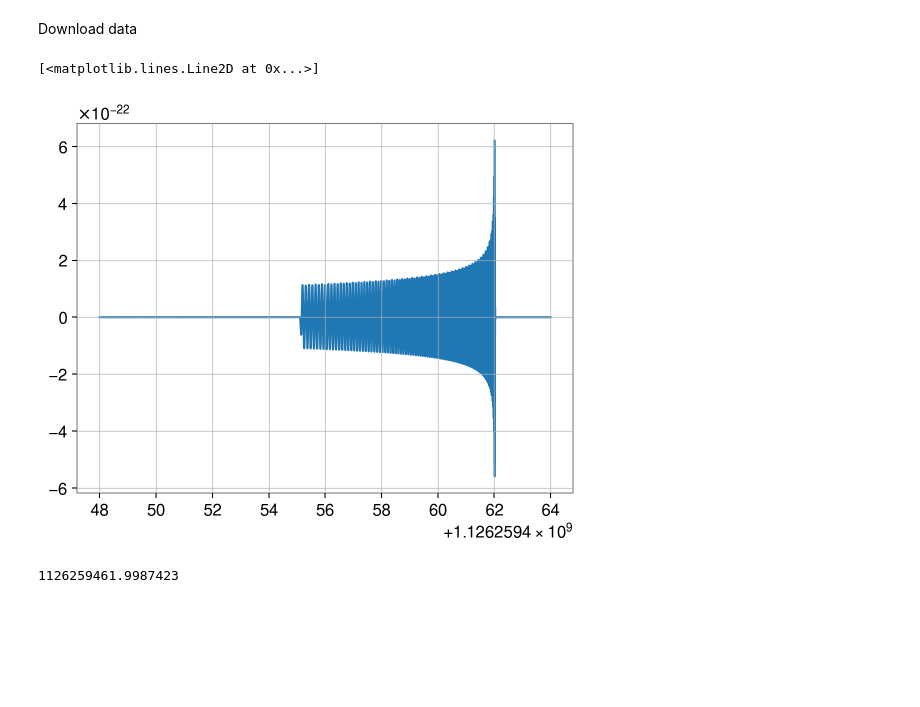
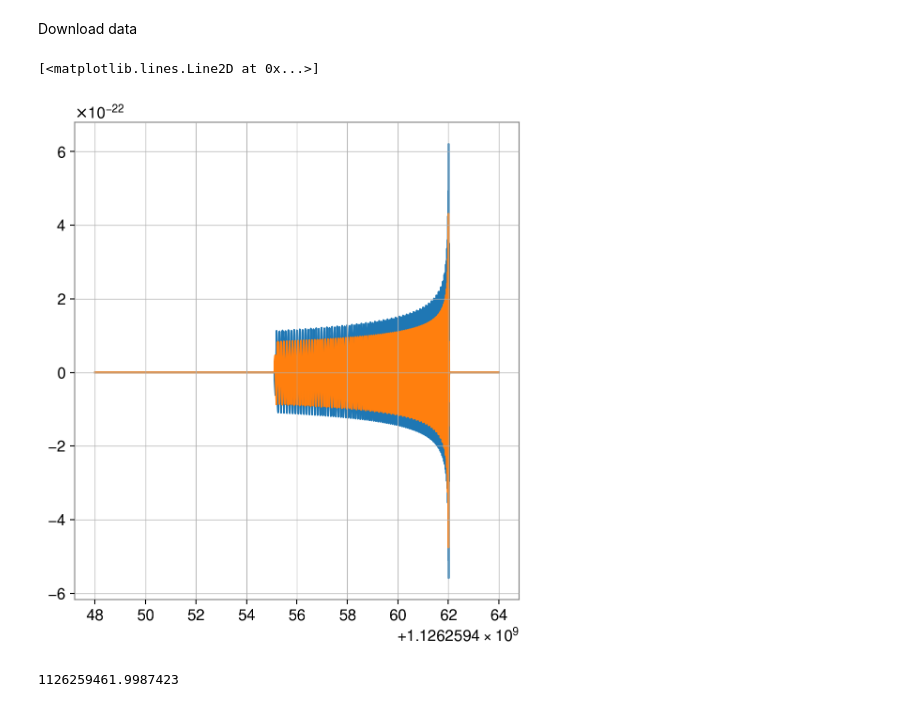
Before and after one commit to Lu-Neil/qnm_filter, a Jupyter notebook: code_demo/Systematics/Systematics MDC - colored noise.ipynb, the cells around one changed output. Saved outputs shown, nothing was run; the diff lists cells and outputs as text; code cells hidden in the pictures; blank space fills up the shorter version.

```diff
--- a/code_demo/Systematics/Systematics MDC - colored noise.ipynb
+++ b/code_demo/Systematics/Systematics MDC - colored noise.ipynb
@@ -28,10 +28,10 @@ H_data = TimeSeries.read(home_dir + H_filename, 'H1:NR_INJECTED')
 L_data = TimeSeries.read(home_dir + L_filename, 'L1:NR_INJECTED')
 # %%
 pl.plot(H_data)
-# pl.plot(L_data)
+pl.plot(L_data)
 # %% [output]
 [<matplotlib.lines.Line2D at 0x...>]
-[figure, old version]
+[figure, new version]
 # %%
 H_waveform = qnm_filter.Data(H_data.value, index = H_data.times.value)
 L_waveform = qnm_filter.Data(L_data.value, index = L_data.times.value)
```
Also changed, not shown: parts of 9 cells of this notebook, 1 other file.
